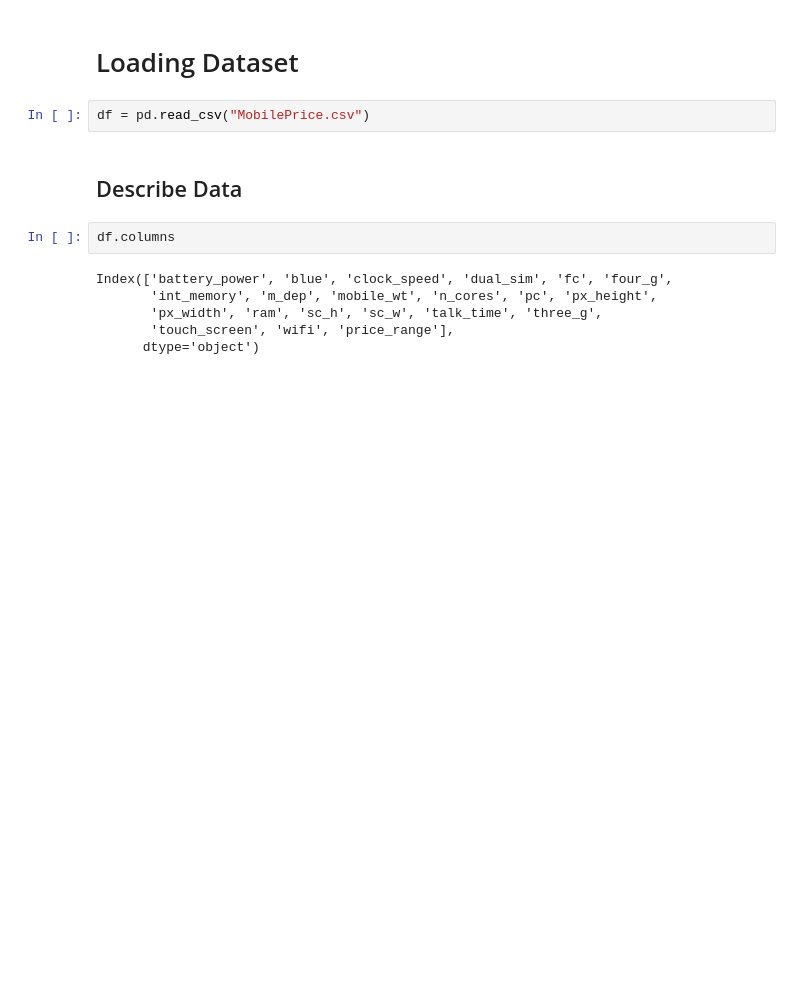
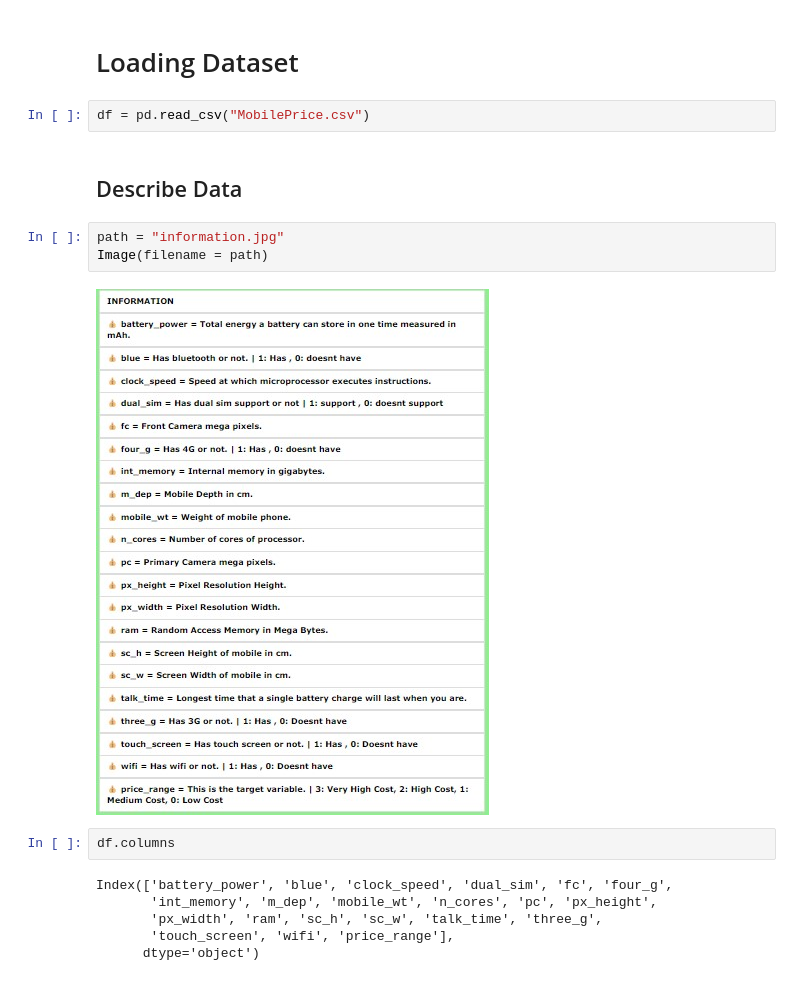
Before and after one commit to lukeeees/ADMN5016_2022, a Jupyter notebook: ADMN5016 Assignment/Project/Mobile Pricing.ipynb, the cells around one changed output. Cells and saved outputs as stored; diff of their text form; blank space fills up the shorter version.

```diff
--- a/ADMN5016 Assignment/Project/Mobile Pricing.ipynb
+++ b/ADMN5016 Assignment/Project/Mobile Pricing.ipynb
@@ -36,6 +46,11 @@ from sklearn.metrics import accuracy_score,cohen_kappa_score,f1_score,log_loss,r
 df = pd.read_csv("MobilePrice.csv")
 # %% [markdown]
 ## Describe Data
+# %%
+path = "information.jpg"
+Image(filename = path)
+# %% [output]
+[figure, added]
 # %%
 df.columns
 # %% [output]
```
Also changed, not shown: parts of 9 cells of this notebook, 1 other file.
